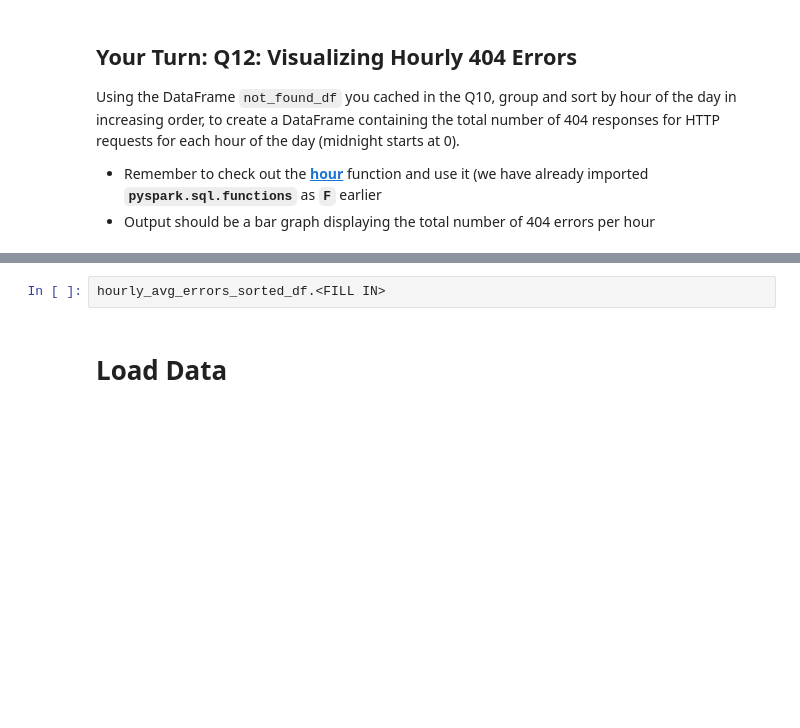
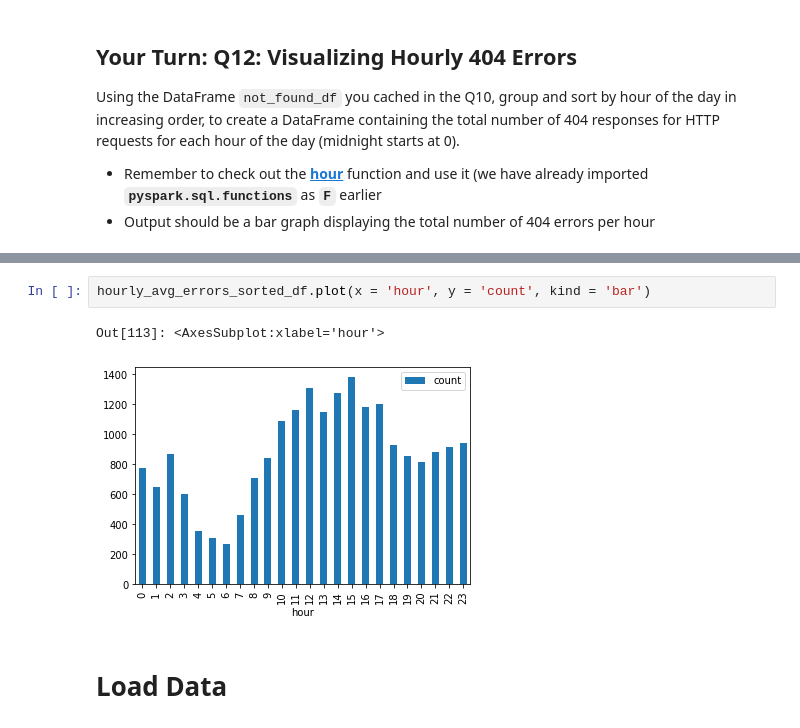
Before and after one commit to vveizhang/UCSD-Machine-Learning-Engineering-Bootcamp, a Jupyter notebook: mec-6_4_1-data-wrangling-with-spark-mini-project/Mini_Project_Data_Wrangling_at_Scale_with_Spark.ipynb, the cells around one changed output, grey strips where cells are left out. Cells and saved outputs as stored; diff of their text form; blank space fills up the shorter version.

```diff
--- a/mec-6_4_1-data-wrangling-with-spark-mini-project/Mini_Project_Data_Wrangling_at_Scale_with_Spark.ipynb
+++ b/mec-6_4_1-data-wrangling-with-spark-mini-project/Mini_Project_Data_Wrangling_at_Scale_with_Spark.ipynb
@@ -907,5 +1064,8 @@ hourly_avg_errors_sorted_df.T
-# %%
-hourly_avg_errors_sorted_df.<FILL IN>
+# %%
+hourly_avg_errors_sorted_df.plot(x = 'hour', y = 'count', kind = 'bar')
+# %% [output]
+Out[113]: <AxesSubplot:xlabel='hour'>
+[figure, added]
 # %% [markdown]
 # Load Data
 # %% [markdown]
```
Also changed, not shown: parts of 55 cells of this notebook.
